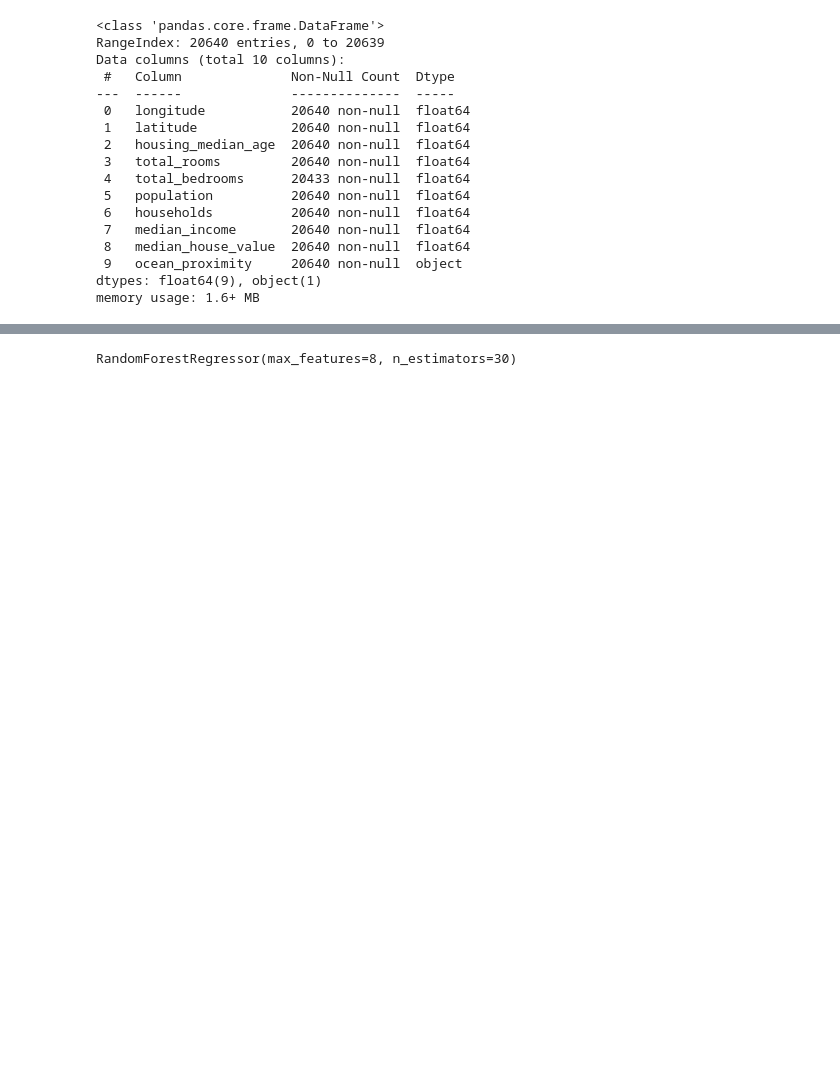
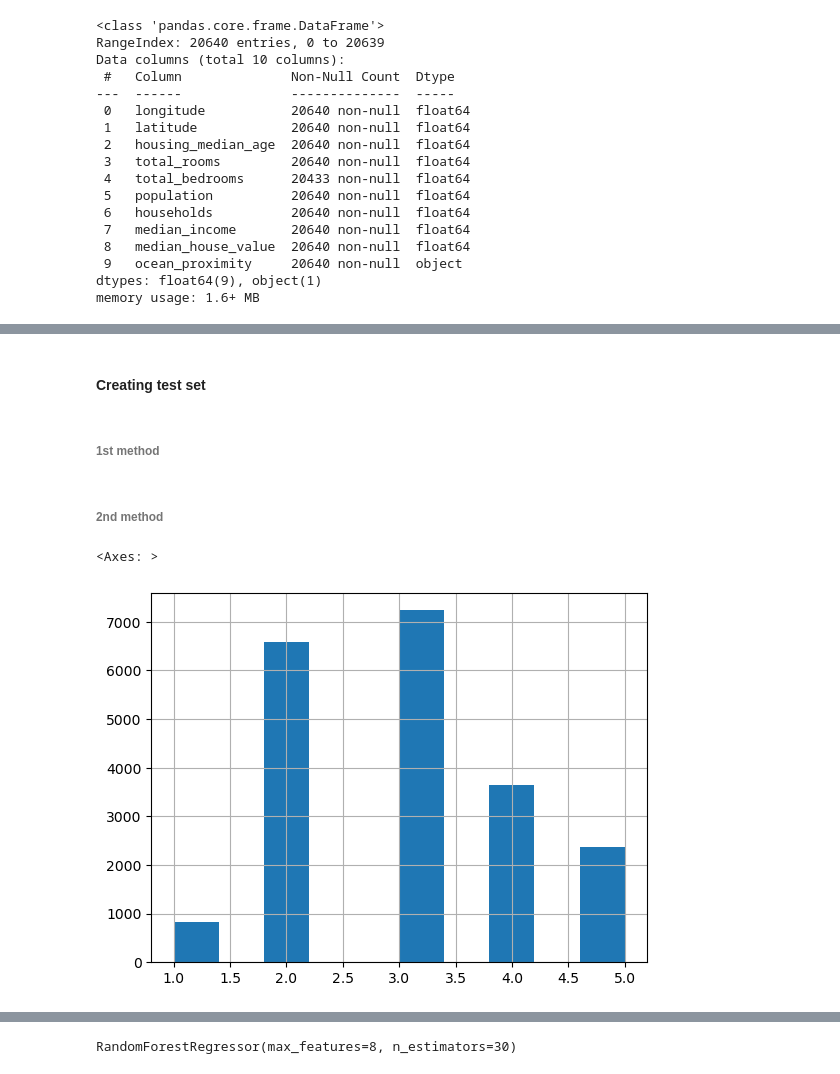
Before and after one commit to henryelorm/Hands-on-Machine-Learning, a Jupyter notebook: chapter2/housing_prices/housing.ipynb, the cells around one changed output, grey strips where cells are left out. Drawn from its saved outputs; the diff is of its cells as text; code cells hidden in the pictures; blank space fills up the shorter version.

```diff
--- a/chapter2/housing_prices/housing.ipynb
+++ b/chapter2/housing_prices/housing.ipynb
@@ -425,0 +105,4 @@ GridSearchCV(cv=5, estimator=RandomForestRegressor(),
+# %% [markdown]
+#### Creating test set
+# %% [markdown]
+###### 1st method
@@ -425,0 +117,13 @@ GridSearchCV(cv=5, estimator=RandomForestRegressor(),
+# %% [markdown]
+###### 2nd method
+# %%
+# stratification, a method to make sure the data is not biased due to data being skewed to a direction. in this case lets look towards the 'median income'
+# will create a category base on histogram.
+
+housing['income_cat'] = pd.cut(housing["median_income"], bins=[
+                               0, 1.5, 3.0, 4.5, 6.0, np.inf], labels=[1, 2, 3, 4, 5])
+
+housing['income_cat'].hist()
+# %% [output]
+<Axes: >
+[figure, added]
```
Also changed, not shown: parts of 138 cells of this notebook, 1 other file.
